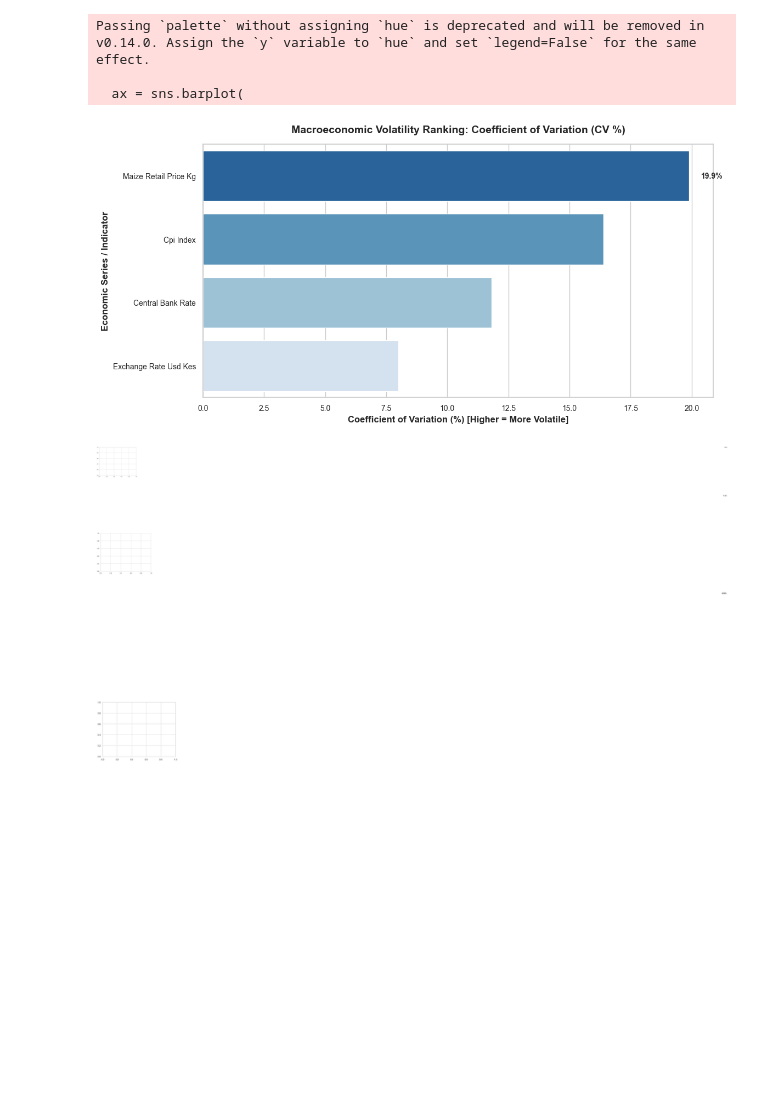
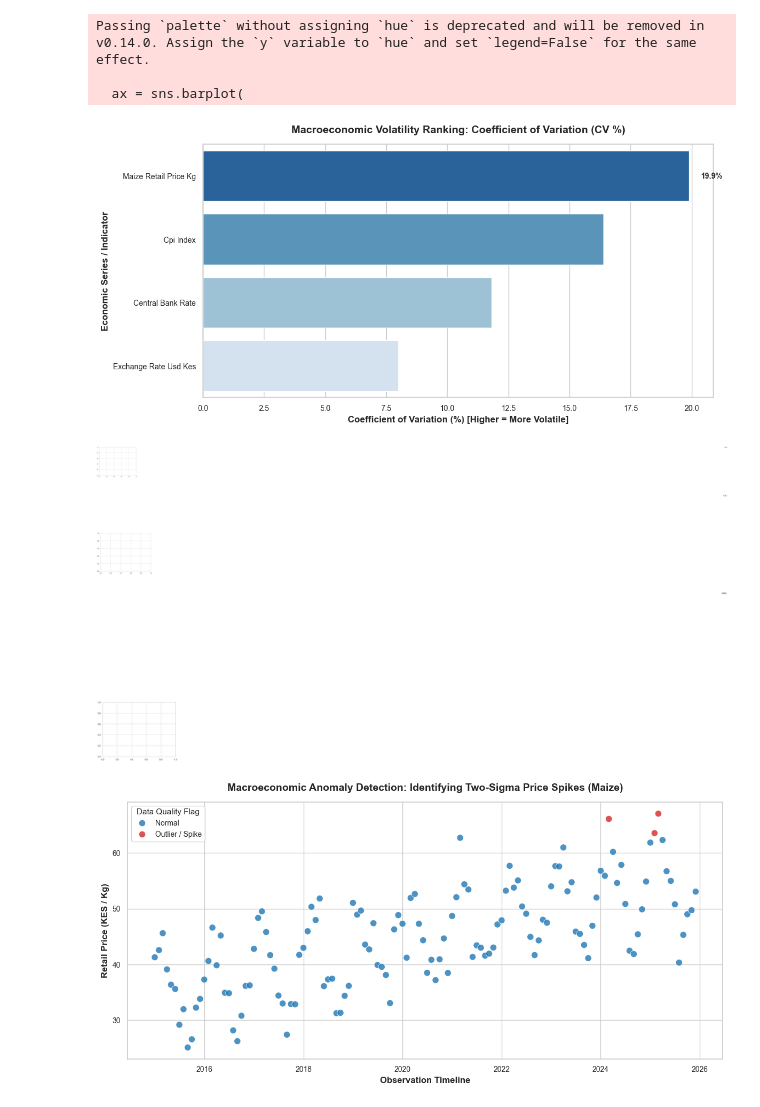
Before and after one commit to steph45acke-hue/KENYA_ECONOMIC_INTELLIGENCE_AND_FORECASTING_ENGINE, a Jupyter notebook: 03_database_engineering.ipynb, the cells around one changed output. Cells and saved outputs as stored; diff of their text form; code cells hidden in the pictures; blank space fills up the shorter version.

Commit message:
Feat: Add outlier detection scatter plot script and output plot 6 for macroeconomic anomalies

```diff
--- a/03_database_engineering.ipynb
+++ b/03_database_engineering.ipynb
@@ -590,3 +590,62 @@ Passing `palette` without assigning `hue` is deprecated and will be removed in v
 [figure]
 [figure]
 [figure]
+# %%
+from sqlalchemy import create_engine,text
+import pandas as pd
+import matplotlib.pyplot as plt
+import seaborn as sns
+
+#database connection and query execution
+DB_URI = "mysql+pymysql://root:stephen0111301468@localhost:3306/kenya_economic_db"
+engine = create_engine(DB_URI)
+
+q_timeline = text("""
+    SELECT
+        s.series_code,
+        s.series_name,
+        eo.observation_month,
+        eo.value,
+        CASE
+            WHEN eo.value > (
+                SELECT AVG(eo2.value) + (2 * STDDEV(eo2.value))
+                FROM economic_observations eo2
+                WHERE eo2.series_id = eo.series_id
+            ) THEN 'Outlier / Spike'
+            ELSE 'Normal'
+        END AS anomaly_status
+    FROM economic_observations eo
+    JOIN series s ON eo.series_id = s.series_id
+    WHERE s.series_code LIKE '%MAIZE%' OR s.series_name LIKE '%Maize%'
+    ORDER BY eo.observation_month ASC;
+""")
+
+df_timeline = pd.read_sql(q_timeline, engine)
+
+#datetime conversion for timeline integrity
+df_timeline['observation_month'] = pd.to_datetime(df_timeline['observation_month'])
+#setting up the plot canvas
+sns.set_theme(style="whitegrid")
+plt.figure(figsize=(12,6))
+#creating the scatter plot with conditional coloring
+sns.scatterplot(
+    data=df_timeline,
+    x='observation_month',
+    y='value',
+    hue='anomaly_status',
+    palette={'Normal': '#1f77b4', 'Outlier / Spike': '#d62728'},
+    s=80,
+    alpha=0.8
+)
+#titles,labels and legend formatting
+plt.title('Macroeconomic Anomaly Detection: Identifying Two-Sigma Price Spikes (Maize)', fontsize=14, fontweight='bold', pad=15)
+plt.xlabel('Observation Timeline', fontsize=12, fontweight='bold')
+plt.ylabel('Retail Price (KES / Kg)', fontsize=12, fontweight='bold')
+plt.xticks(fontsize=10)
+plt.yticks(fontsize=10)
+plt.legend(title='Data Quality Flag', fontsize=10, title_fontsize=11)
+#layout adjustment and rendering
+plt.tight_layout()
+plt.show()
+# %% [output]
+[figure, added]
```
Also changed, not shown: 1 other file.
